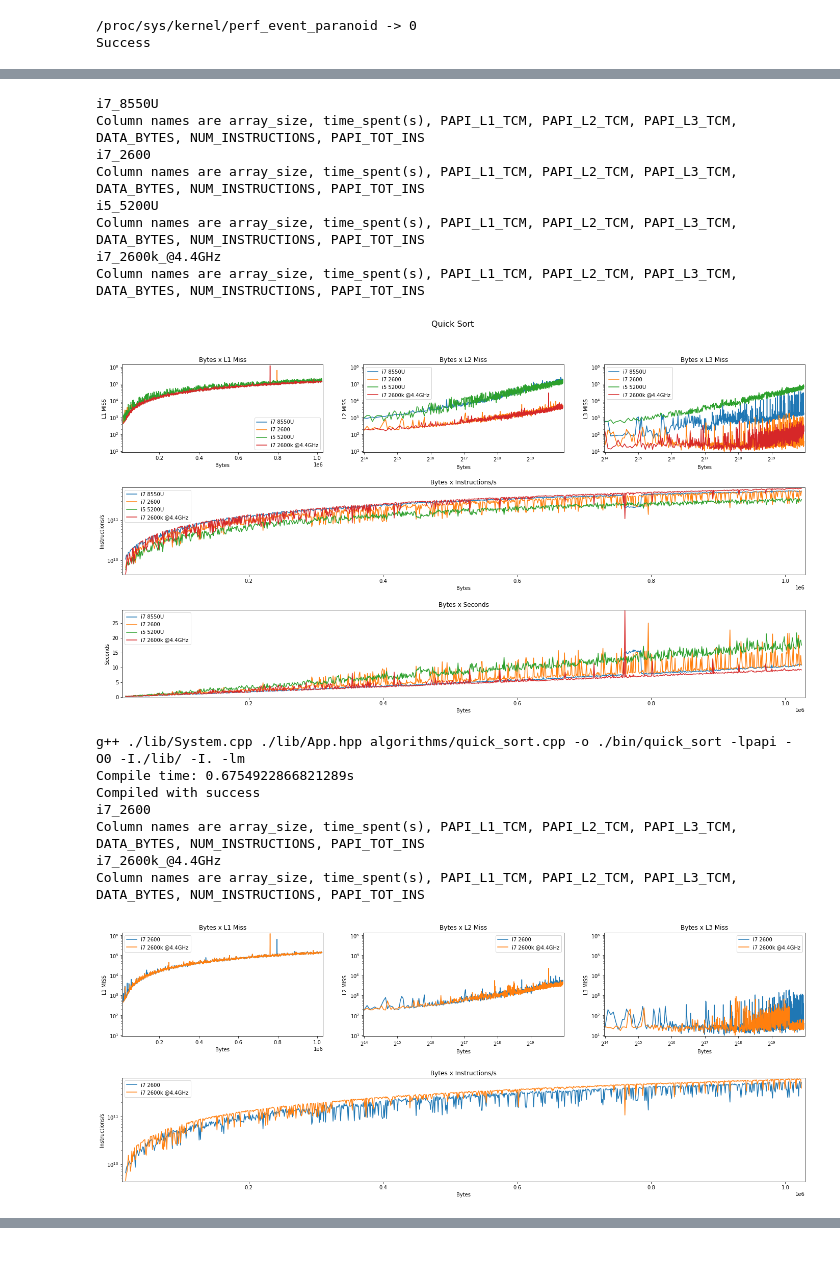
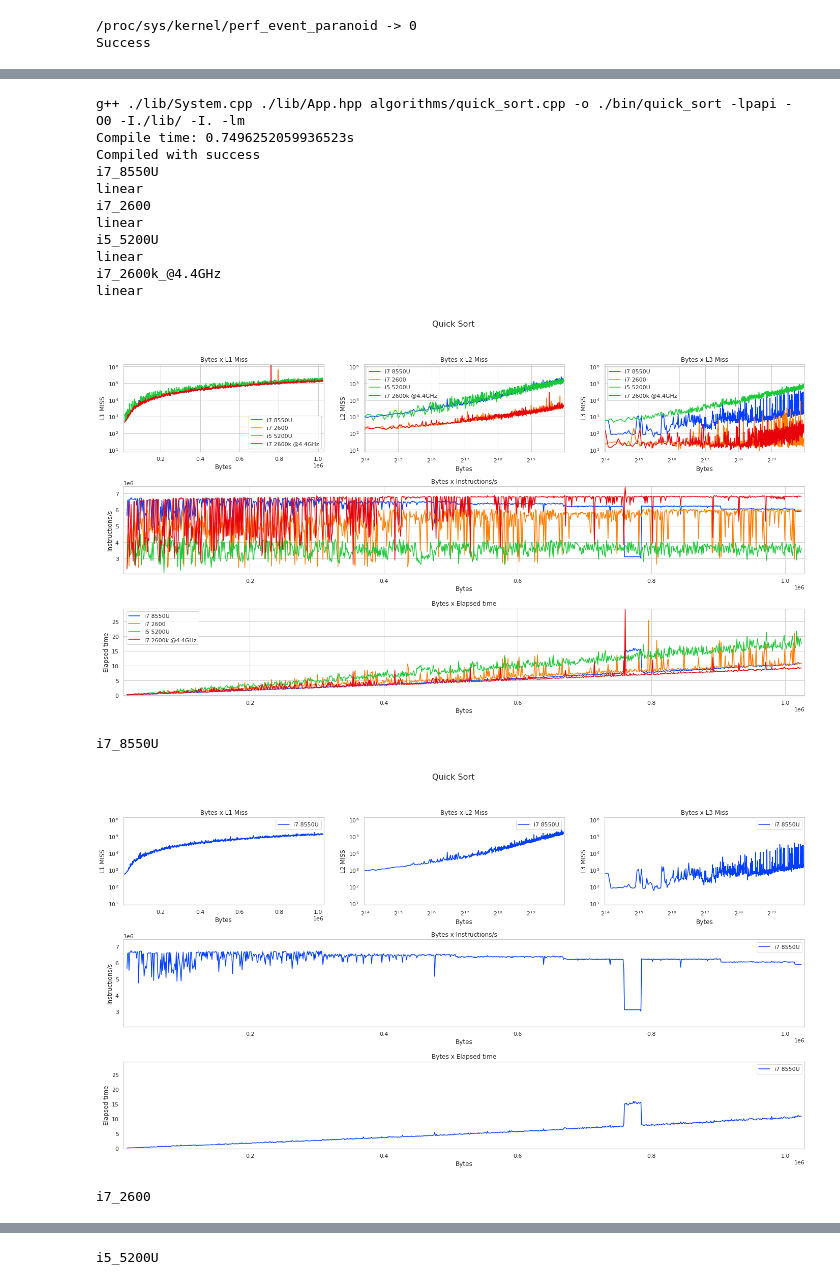
Before and after one commit to FerroEduardo/algorithms-comparison, a Jupyter notebook: program.ipynb, the cells around one changed output, grey strips where cells are left out. Cells and saved outputs as stored; diff of their text form; code cells hidden in the pictures; blank space fills up the shorter version.

```diff
--- a/program.ipynb
+++ b/program.ipynb
@@ -13,3 +16,10 @@ from pathlib import Path
+# %%
+sns.set()
+sns.set_theme(style="whitegrid")
+sns.set_palette("bright")
+
+from IPython.core.display import display, HTML
+display(HTML("<style>.container { width:90% !important; }</style>"))
 # %%
 cpu_model = None
 while not cpu_model:
@@ -226,32 +338,30 @@ Column names are array_size, time_spent(s), PAPI_L1_TCM, PAPI_L2_TCM, PAPI_L3_TC
 # %%
-filename = 'quick_sort.cpp'
-plotData(filename[:-4])
+# filename = 'quick_sort.cpp'
+# plotData(filename[:-4])
-# %% [output]
-i7_8550U
-Column names are array_size, time_spent(s), PAPI_L1_TCM, PAPI_L2_TCM, PAPI_L3_TCM, DATA_BYTES, NUM_INSTRUCTIONS, PAPI_TOT_INS
-i7_2600
-Column names are array_size, time_spent(s), PAPI_L1_TCM, PAPI_L2_TCM, PAPI_L3_TCM, DATA_BYTES, NUM_INSTRUCTIONS, PAPI_TOT_INS
-i5_5200U
-Column names are array_size, time_spent(s), PAPI_L1_TCM, PAPI_L2_TCM, PAPI_L3_TCM, DATA_BYTES, NUM_INSTRUCTIONS, PAPI_TOT_INS
-i7_2600k_@4.4GHz
-Column names are array_size, time_spent(s), PAPI_L1_TCM, PAPI_L2_TCM, PAPI_L3_TCM, DATA_BYTES, NUM_INSTRUCTIONS, PAPI_TOT_INS
-[figure, removed]
 # %%
 filename = 'quick_sort.cpp'
 if compile(filename):
-    generateResultFile(filename, 'array_size;time_spent(s);PAPI_L1_TCM;PAPI_L2_TCM;PAPI_L3_TCM;DATA_BYTES;NUM_INSTRUCTIONS;PAPI_TOT_INS\n')
+#     generateResultFile(filename, 'array_size;time_spent(s);PAPI_L1_TCM;PAPI_L2_TCM;PAPI_L3_TCM;DATA_BYTES;NUM_INSTRUCTIONS;PAPI_TOT_INS\n')
 
-    for array_size in np.arange(2048, 128000+1, 128):
-        generateArray(size=array_size)
-        run(filename, f'./data/array-{array_size}.txt {array_size} {cpu_model}', array_size, log=False);
+#     for array_size in np.arange(2048, 128000+1, 128):
+#         generateArray(size=array_size)
+#         run(filename, f'./data/array-{array_size}.txt {array_size} {cpu_model}', array_size, log=False);
 
     plotData(filename[:-4])
+    plotIndividualData(filename[:-4])
 # %% [output]
 g++ ./lib/System.cpp ./lib/App.hpp algorithms/quick_sort.cpp -o ./bin/quick_sort -lpapi -O0 -I./lib/ -I. -lm
-Compile time: 0.6754922866821289s
+Compile time: 0.7496252059936523s
 Compiled with success
+i7_8550U
+linear
 i7_2600
-Column names are array_size, time_spent(s), PAPI_L1_TCM, PAPI_L2_TCM, PAPI_L3_TCM, DATA_BYTES, NUM_INSTRUCTIONS, PAPI_TOT_INS
+linear
+i5_5200U
+linear
 i7_2600k_@4.4GHz
-Column names are array_size, time_spent(s), PAPI_L1_TCM, PAPI_L2_TCM, PAPI_L3_TCM, DATA_BYTES, NUM_INSTRUCTIONS, PAPI_TOT_INS
+linear
-[figure, old version]
+[figure, new version]
+i7_8550U
+[figure, added]
+i7_2600
@@ -257,0 +369 @@ Column names are array_size, time_spent(s), PAPI_L1_TCM, PAPI_L2_TCM, PAPI_L3_TC
+i5_5200U
```
Also changed, not shown: parts of 7 cells of this notebook, 12 other files.
